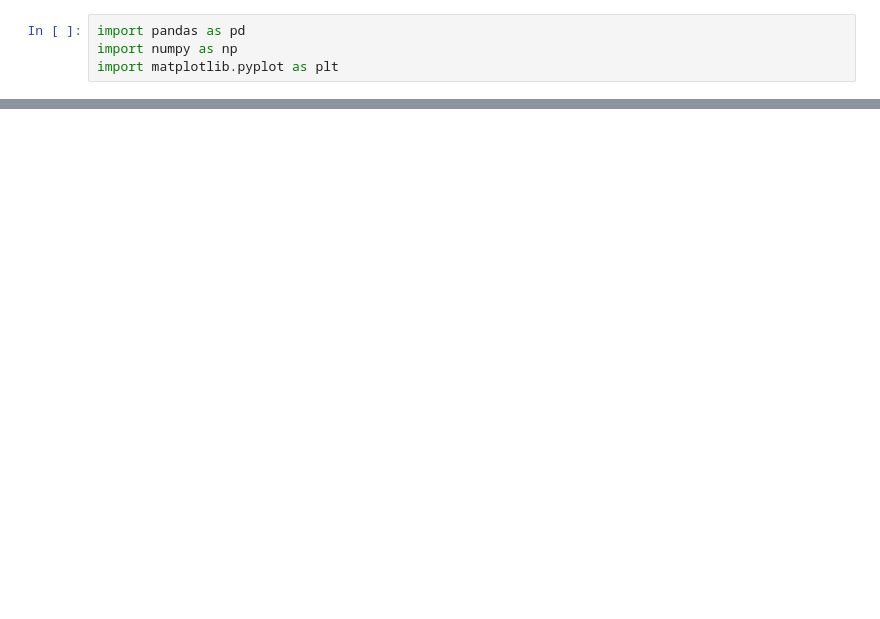
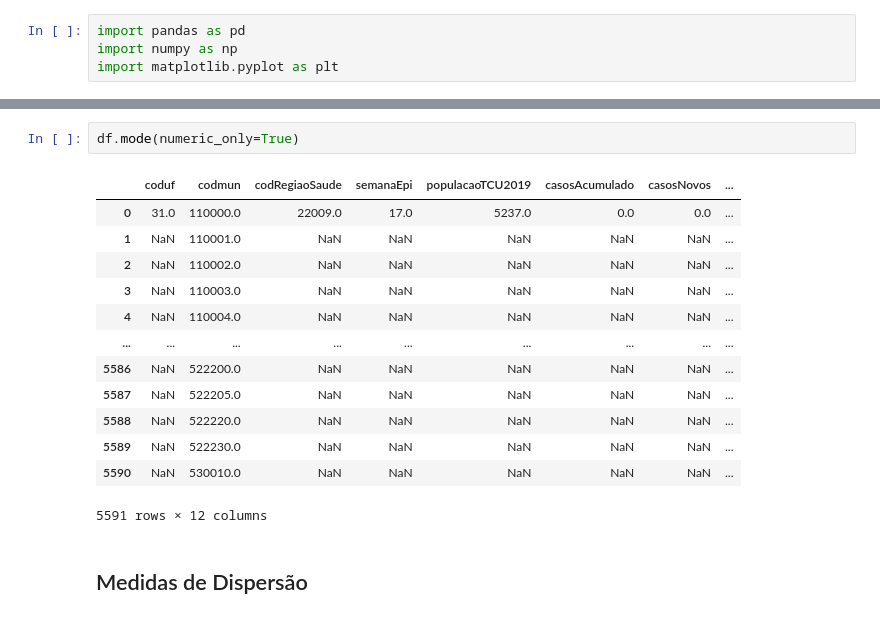
Before and after one commit to italonicacio/projeto-final-icd, a Jupyter notebook: src/data_analysis.ipynb, the cells around one changed output, grey strips where cells are left out. Cells and saved outputs as stored; diff of their text form; blank space fills up the shorter version.

```diff
--- a/src/data_analysis.ipynb
+++ b/src/data_analysis.ipynb
@@ -11,0 +91,18 @@ FileNotFoundError: [Errno 2] No such file or directory: '..data/HIST_PAINEL_COVI
+# %%
+df.mode(numeric_only=True)
+# %% [output]
+|  | coduf | codmun | codRegiaoSaude | semanaEpi | populacaoTCU2019 | casosAcumulado | casosNovos | ... |
+| 0 | 31.0 | 110000.0 | 22009.0 | 17.0 | 5237.0 | 0.0 | 0.0 | ... |
+| 1 | NaN | 110001.0 | NaN | NaN | NaN | NaN | NaN | ... |
+| 2 | NaN | 110002.0 | NaN | NaN | NaN | NaN | NaN | ... |
+| 3 | NaN | 110003.0 | NaN | NaN | NaN | NaN | NaN | ... |
+| 4 | NaN | 110004.0 | NaN | NaN | NaN | NaN | NaN | ... |
+| ... | ... | ... | ... | ... | ... | ... | ... | ... |
+| 5586 | NaN | 522200.0 | NaN | NaN | NaN | NaN | NaN | ... |
+| 5587 | NaN | 522205.0 | NaN | NaN | NaN | NaN | NaN | ... |
+| 5588 | NaN | 522220.0 | NaN | NaN | NaN | NaN | NaN | ... |
+| 5589 | NaN | 522230.0 | NaN | NaN | NaN | NaN | NaN | ... |
+| 5590 | NaN | 530010.0 | NaN | NaN | NaN | NaN | NaN | ... |
+5591 rows × 12 columns
+# %% [markdown]
+## Medidas de Dispersão
```
Also changed, not shown: parts of 13 cells of this notebook.
